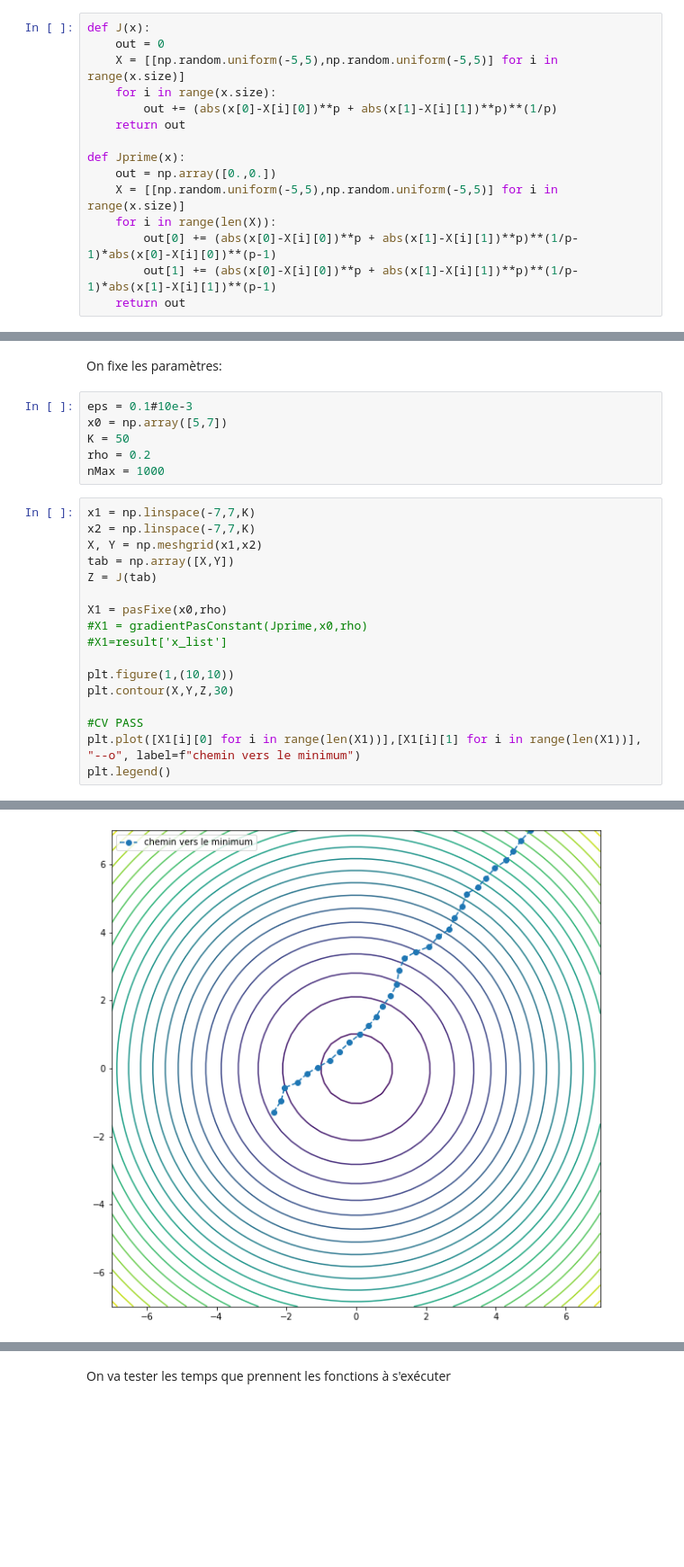
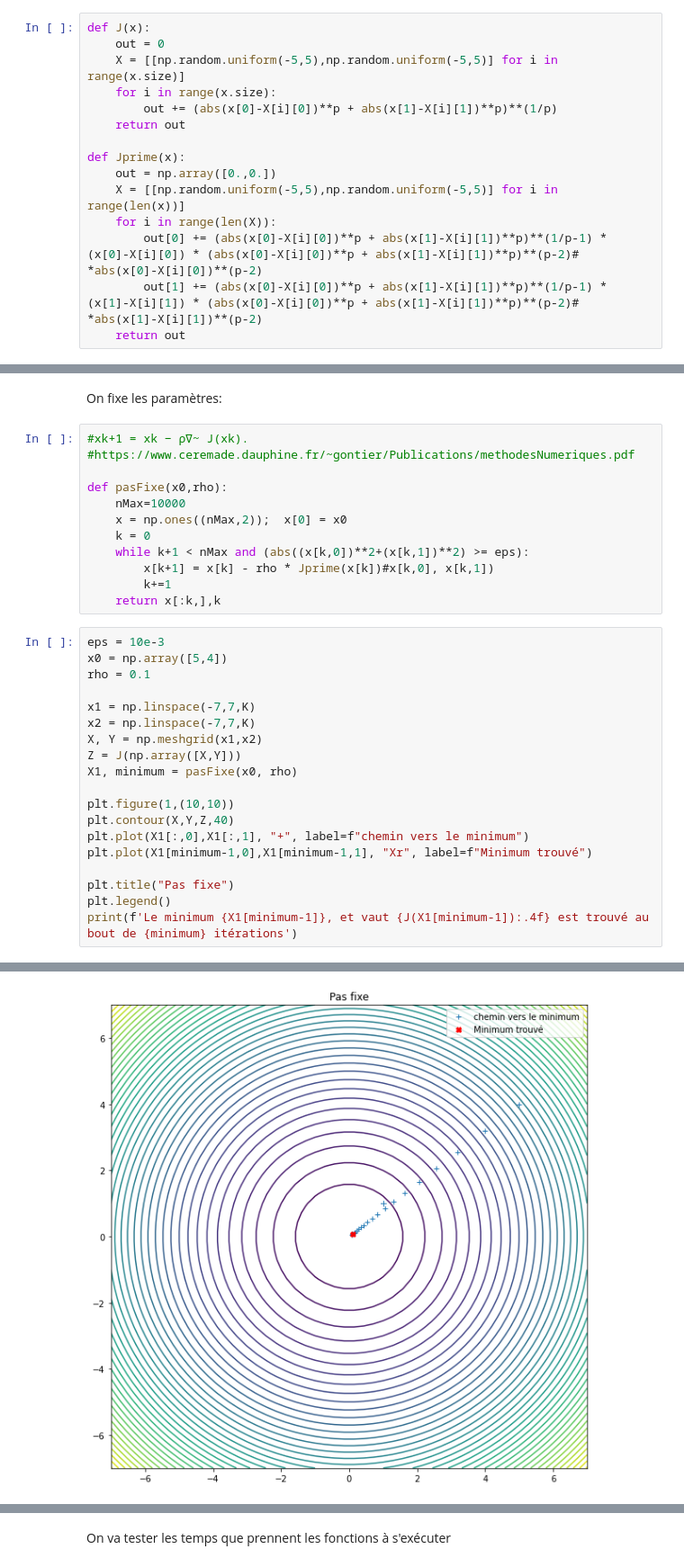
Before and after one commit to garancerx/optimisation_projet, a Jupyter notebook: projet_opti.ipynb, the cells around one changed output, grey strips where cells are left out. Shown at 90% size. Cells and saved outputs as stored; diff of their text form; blank space fills up the shorter version.

```diff
--- a/projet_opti.ipynb
+++ b/projet_opti.ipynb
@@ -88,9 +102,9 @@ def J(x):
 
 def Jprime(x):
     out = np.array([0.,0.])
-    X = [[np.random.uniform(-5,5),np.random.uniform(-5,5)] for i in range(x.size)]
+    X = [[np.random.uniform(-5,5),np.random.uniform(-5,5)] for i in range(len(x))]
     for i in range(len(X)):
-        out[0] += (abs(x[0]-X[i][0])**p + abs(x[1]-X[i][1])**p)**(1/p-1)*abs(x[0]-X[i][0])**(p-1)
-        out[1] += (abs(x[0]-X[i][0])**p + abs(x[1]-X[i][1])**p)**(1/p-1)*abs(x[1]-X[i][1])**(p-1)
+        out[0] += (abs(x[0]-X[i][0])**p + abs(x[1]-X[i][1])**p)**(1/p-1) * (x[0]-X[i][0]) * (abs(x[0]-X[i][0])**p + abs(x[1]-X[i][1])**p)**(p-2)# *abs(x[0]-X[i][0])**(p-2)
+        out[1] += (abs(x[0]-X[i][0])**p + abs(x[1]-X[i][1])**p)**(1/p-1) * (x[1]-X[i][1]) * (abs(x[0]-X[i][0])**p + abs(x[1]-X[i][1])**p)**(p-2)# *abs(x[1]-X[i][1])**(p-2)
     return out
 # %%
@@ -156,26 +140,34 @@ def pasOptimal(x0,J,K,rho0):
 # %% [markdown]
 On fixe les paramètres:
-# %%
-eps = 0.1#10e-3
-x0 = np.array([5,7])
-K = 50
-rho = 0.2
-nMax = 1000
+# %%
+#xk+1 = xk − ρ∇~ J(xk).
+#https://www.ceremade.dauphine.fr/~gontier/Publications/methodesNumeriques.pdf
+
+def pasFixe(x0,rho):
+    nMax=10000
+    x = np.ones((nMax,2));  x[0] = x0
+    k = 0
+    while k+1 < nMax and (abs((x[k,0])**2+(x[k,1])**2) >= eps):
+        x[k+1] = x[k] - rho * Jprime(x[k])#x[k,0], x[k,1])
+        k+=1
+    return x[:k,],k
 # %%
+eps = 10e-3
+x0 = np.array([5,4])
+rho = 0.1
+
 x1 = np.linspace(-7,7,K)
 x2 = np.linspace(-7,7,K)
 X, Y = np.meshgrid(x1,x2)
-tab = np.array([X,Y])
-Z = J(tab)
-
-X1 = pasFixe(x0,rho)
-#X1 = gradientPasConstant(Jprime,x0,rho)
-#X1=result['x_list']
+Z = J(np.array([X,Y]))
+X1, minimum = pasFixe(x0, rho)
 
 plt.figure(1,(10,10))
-plt.contour(X,Y,Z,30)
+plt.contour(X,Y,Z,40)
+plt.plot(X1[:,0],X1[:,1], "+", label=f"chemin vers le minimum")
+plt.plot(X1[minimum-1,0],X1[minimum-1,1], "Xr", label=f"Minimum trouvé")
 
-#CV PASS
-plt.plot([X1[i][0] for i in range(len(X1))],[X1[i][1] for i in range(len(X1))], "--o", label=f"chemin vers le minimum")
+plt.title("Pas fixe")
 plt.legend()
+print(f'Le minimum {X1[minimum-1]}, et vaut {J(X1[minimum-1]):.4f} est trouvé au bout de {minimum} itérations')
 # %% [output]
@@ -184 +175 @@ plt.legend()
-[figure, old version]
+[figure, new version]
```
Also changed, not shown: parts of 29 cells of this notebook.
